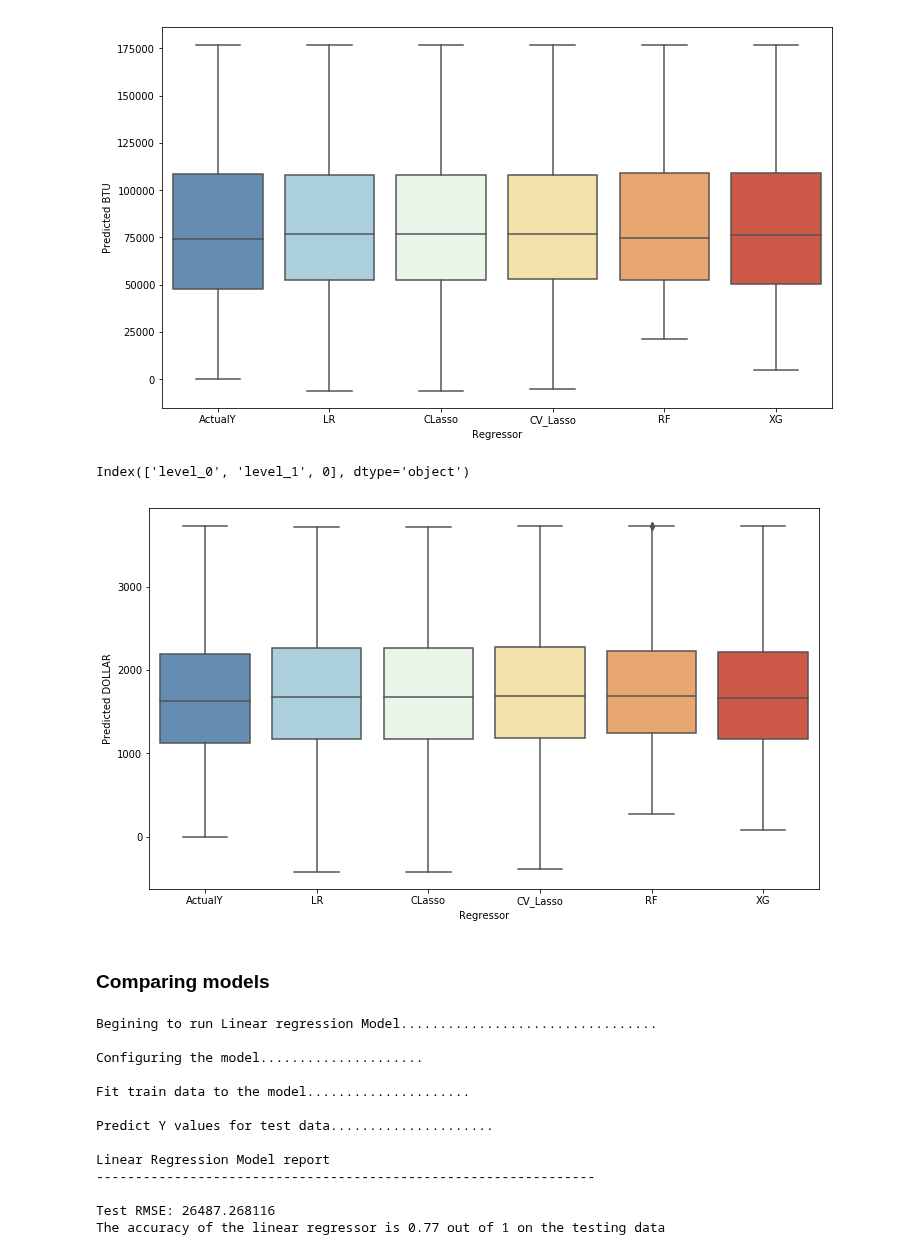
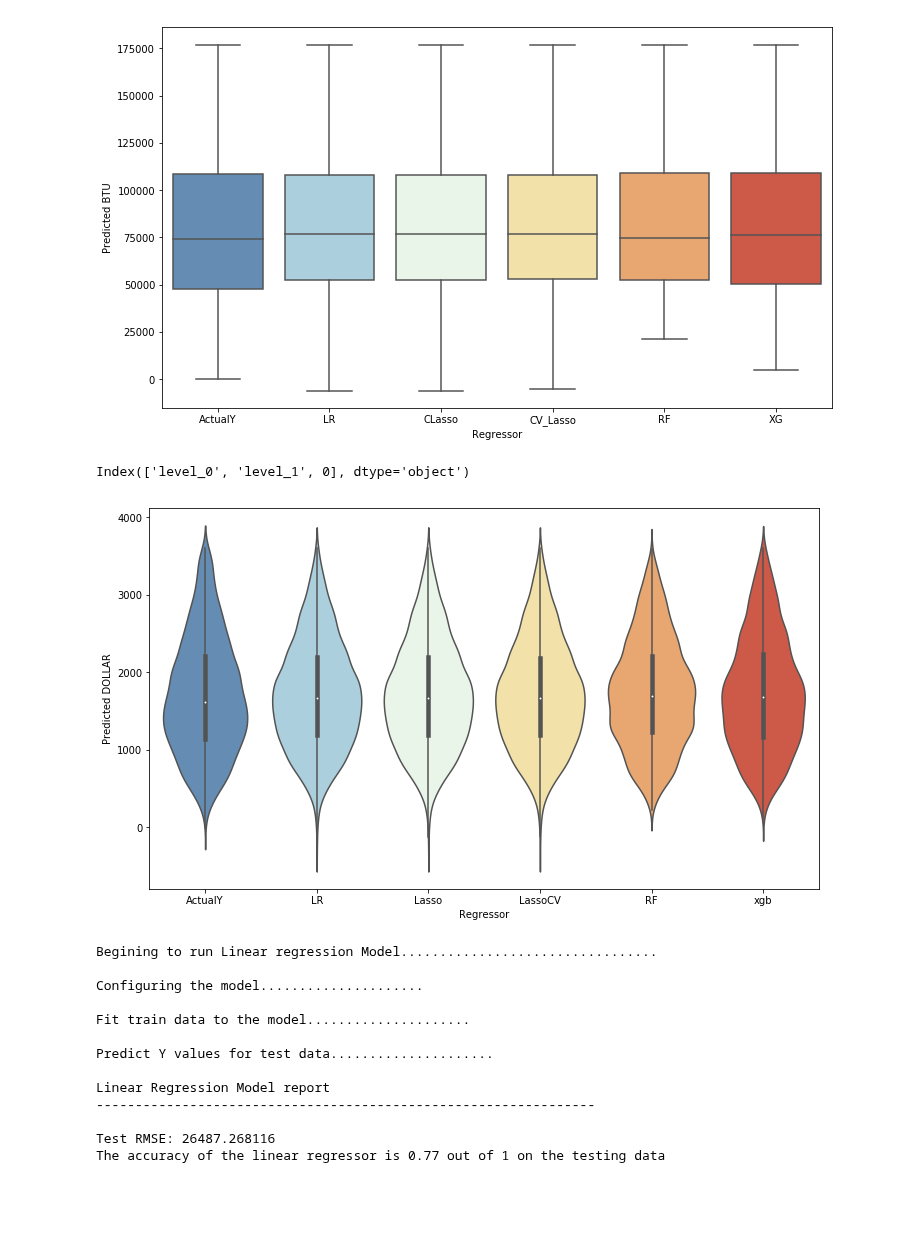
Before and after one commit to sigmanudude/ResidentialEnergyPrediction, a Jupyter notebook: ml_models.ipynb, the cells around one changed output. Drawn from its saved outputs; the diff is of its cells as text; code cells hidden in the pictures; blank space fills up the shorter version.

```diff
--- a/ml_models.ipynb
+++ b/ml_models.ipynb
@@ -429,0 +194,10 @@ The accuracy of the xgboost regressor is 0.86 out of 1 on the test data
+# %%
+m = ml_models_tuned(X['DOLLAR'], y["DOLLAR"], seed, folds, test_size, early_stop = 20)
+# prepare models
+models_t = []
+models_t.append(('LR', m.ret_LR_tunedModel()))
+models_t.append(('Lasso', m.ret_Classo_tunedModel()))
+models_t.append(('LassoCV', m.ret_LassoCV_tunedModel()))
+models_t.append(('RF', m.ret_RF_tunedModel()))
+models_t.append(('xgb', m.ret_xgb_tunedModel()))
+models_t.append(('eNet', m.ret_eNet_tunedModel()))
@@ -430,5 +305,5 @@ The accuracy of the xgboost regressor is 0.86 out of 1 on the test data
 # %%
-print("Begin to fit Models...")
+print("Begin to fit & predict with Models...")
 print("--------------------------------------------------------------------------------------")
 
 # results
@@ -442,22 +317,22 @@ DOL_RMSE_test = {}
 DOL_r2_test = {}
 
 # create a instance for class ml_models
-models_BTU = ml_models_recs(X['BTU'], y["BTU"], seed, folds, test_size, early_stop = 20)
-models_DOL = ml_models_recs(X['DOLLAR'], y["DOLLAR"], seed, folds, test_size, early_stop = 20)
+# models_BTU = ml_models_recs(X['BTU'], y["BTU"], seed, folds, test_size, early_stop = 20)
+# models_DOL = ml_models_recs(X['DOLLAR'], y["DOLLAR"], seed, folds, test_size, early_stop = 20)
 
-BTU_y_pred["ActualY"] = models_BTU.get_y_test()
-BTU_y_pred.reset_index(inplace = True)
+# BTU_y_pred["ActualY"] = m.get_y_test()
+# BTU_y_pred.reset_index(inplace = True)
 
-DOL_y_pred["ActualY"] = models_DOL.get_y_test()
+DOL_y_pred["ActualY"] = m.get_y_test()
 DOL_y_pred.reset_index(inplace = True)
 
-print("\n BEGIN PREDICTION FOR TOTAL BTU\n")
+# print("\n BEGIN PREDICTION FOR TOTAL BTU\n")
 # Run loop for BTU
-for m, name in modelsList.items():
-    BTU_y_pred[m], BTU_RMSE_test[m],BTU_r2_test[m] = models_BTU.runModel(m)
+# for m, name in modelsList.items():
+#     BTU_y_pred[m], BTU_RMSE_test[m],BTU_r2_test[m] = models_BTU.runModel(m)
 
 print("\n BEGIN PREDICTION FOR TOTAL DOLLAR\n")
 # Run loop for Dollar
-for m, name in modelsList.items():
-    DOL_y_pred[m], DOL_RMSE_test[m],DOL_r2_test[m] = models_DOL.runModel(m)
+for name, model_config in models_t:
+    DOL_y_pred[name], DOL_RMSE_test[name],DOL_r2_test[name] = m.runModel(model_config, name)
 # %% [output]
@@ -601,29 +421,27 @@ Index(['level_0', 'level_1', 0], dtype='object')
 # %%
 
 DOL_y_pred_new = pd.DataFrame(DOL_y_pred.stack()).reset_index()
 print(DOL_y_pred_new.columns)
 
 DOL_y_pred_new.drop(['level_0'], axis = 1, inplace = True)
 DOL_y_pred_new.columns = ['Regressor','Predicted Y']
 
 DOL_y_pred_new = DOL_y_pred_new[DOL_y_pred_new['Predicted Y'] < (np.percentile(DOL_y_pred_new['Predicted Y'], 75) + np.percentile(DOL_y_pred_new['Predicted Y'],35 ))]
-BTU_y_pred_new.head(6)
+# BTU_y_pred_new.head(6)
 
-box_ax = sns.boxplot(x="Regressor", y="Predicted Y", data=DOL_y_pred_new, palette='RdYlBu_r')
+box_ax = sns.violinplot(x="Regressor", y="Predicted Y", data=DOL_y_pred_new, palette='RdYlBu_r')
 
 box_ax.set(xlabel='Regressor', ylabel=f'Predicted DOLLAR')
 
 fig = plt.gcf()
 fig.set_size_inches( 12, 7)
 
 # plt.savefig(os.path.join(image_dir,"AvgTemp_boxPlot.png"))
 
 plt.show()
 # %% [output]
 Index(['level_0', 'level_1', 0], dtype='object')
-[figure, old version]
+[figure, new version]
-# %% [markdown]
-### Comparing models
 # %%
 models_BTU = ml_models_recs(X['BTU'], y["BTU"], seed, folds, test_size, early_stop = 20)
 # %%
```
Also changed, not shown: parts of 28 cells of this notebook, 5 other files.
